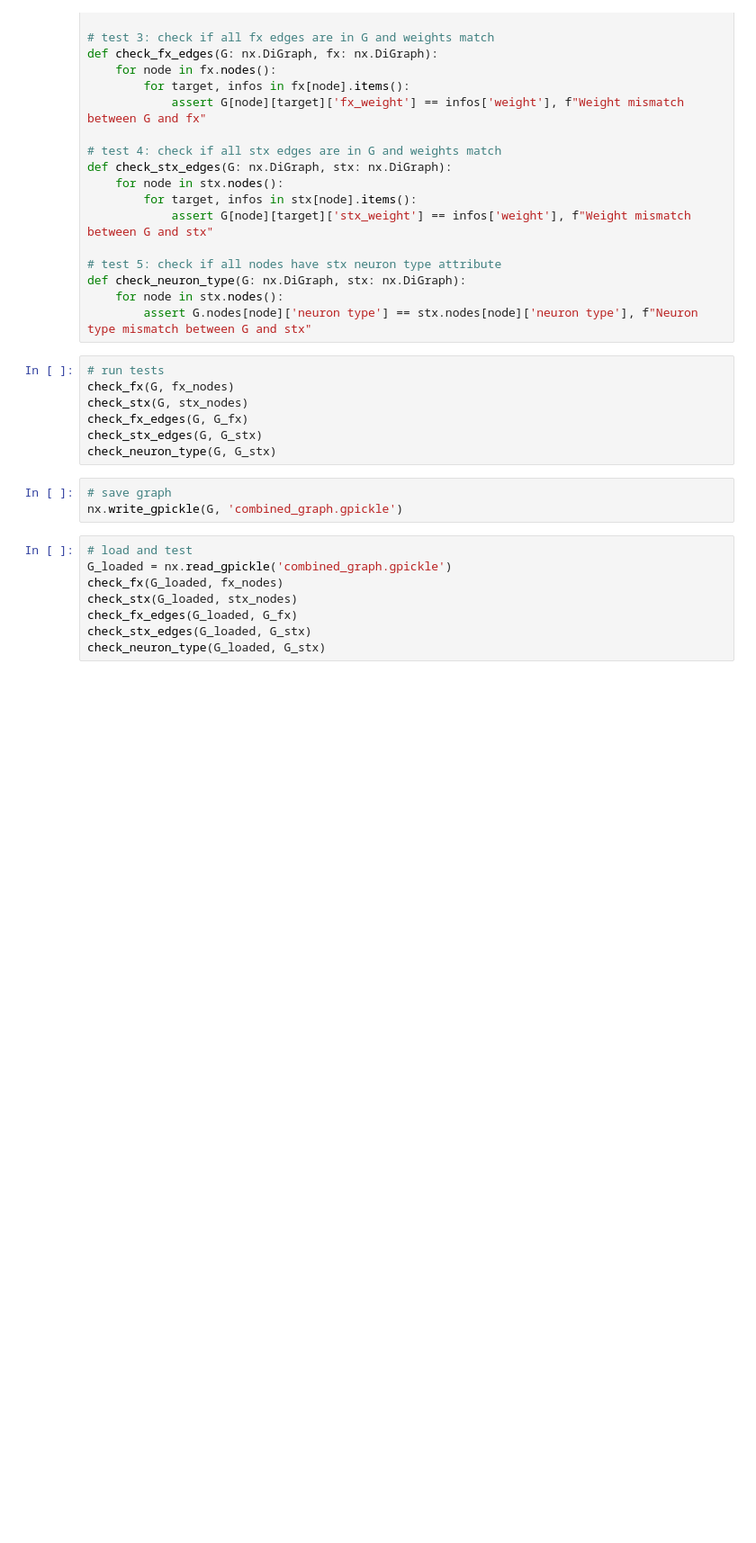
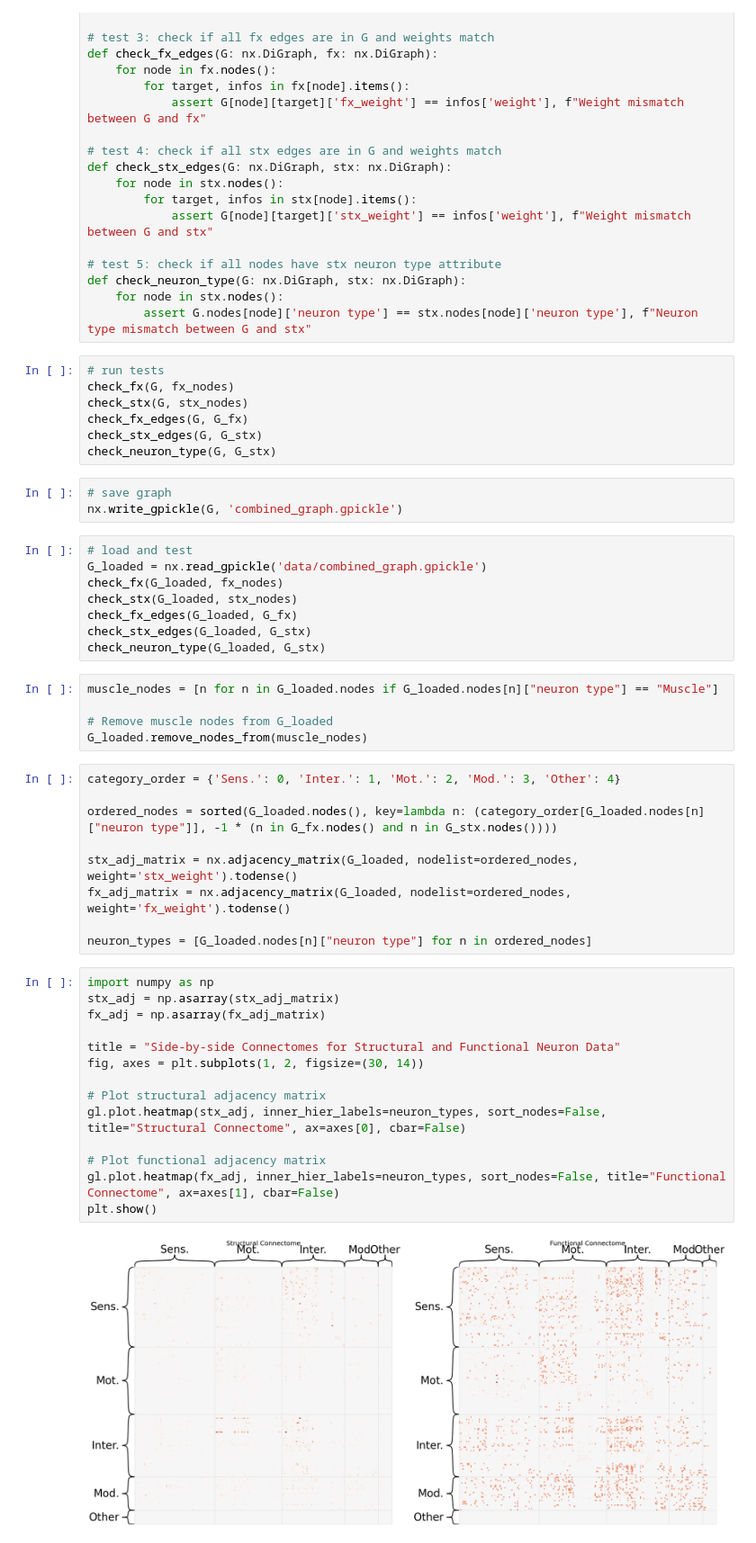
Before and after one commit to Shavit-Lab/celegans_connectome_analysis, a Jupyter notebook: networks.ipynb, the cells around one changed output. Shown at 90% size. Saved outputs shown, nothing was run; the diff lists cells and outputs as text; blank space fills up the shorter version.

Commit message:
updated data folder and plotting

```diff
--- a/networks.ipynb
+++ b/networks.ipynb
@@ -104,9 +104,39 @@ check_neuron_type(G, G_stx)
 nx.write_gpickle(G, 'combined_graph.gpickle')
 # %%
 # load and test
-G_loaded = nx.read_gpickle('combined_graph.gpickle')
+G_loaded = nx.read_gpickle('data/combined_graph.gpickle')
 check_fx(G_loaded, fx_nodes)
 check_stx(G_loaded, stx_nodes)
 check_fx_edges(G_loaded, G_fx)
 check_stx_edges(G_loaded, G_stx)
 check_neuron_type(G_loaded, G_stx)
+# %%
+muscle_nodes = [n for n in G_loaded.nodes if G_loaded.nodes[n]["neuron type"] == "Muscle"]
+
+# Remove muscle nodes from G_loaded
+G_loaded.remove_nodes_from(muscle_nodes)
+# %%
+category_order = {'Sens.': 0, 'Inter.': 1, 'Mot.': 2, 'Mod.': 3, 'Other': 4}
+
+ordered_nodes = sorted(G_loaded.nodes(), key=lambda n: (category_order[G_loaded.nodes[n]["neuron type"]], -1 * (n in G_fx.nodes() and n in G_stx.nodes())))
+
+stx_adj_matrix = nx.adjacency_matrix(G_loaded, nodelist=ordered_nodes, weight='stx_weight').todense()
+fx_adj_matrix = nx.adjacency_matrix(G_loaded, nodelist=ordered_nodes, weight='fx_weight').todense()
+
+neuron_types = [G_loaded.nodes[n]["neuron type"] for n in ordered_nodes]
+# %%
+import numpy as np
+stx_adj = np.asarray(stx_adj_matrix)
+fx_adj = np.asarray(fx_adj_matrix)
+
+title = "Side-by-side Connectomes for Structural and Functional Neuron Data"
+fig, axes = plt.subplots(1, 2, figsize=(30, 14))
+
+# Plot structural adjacency matrix
+gl.plot.heatmap(stx_adj, inner_hier_labels=neuron_types, sort_nodes=False, title="Structural Connectome", ax=axes[0], cbar=False)
+
+# Plot functional adjacency matrix
+gl.plot.heatmap(fx_adj, inner_hier_labels=neuron_types, sort_nodes=False, title="Functional Connectome", ax=axes[1], cbar=False)
+plt.show()
+# %% [output]
+[figure, added]
```
Also changed, not shown: parts of 1 cell of this notebook, 1 other file.
